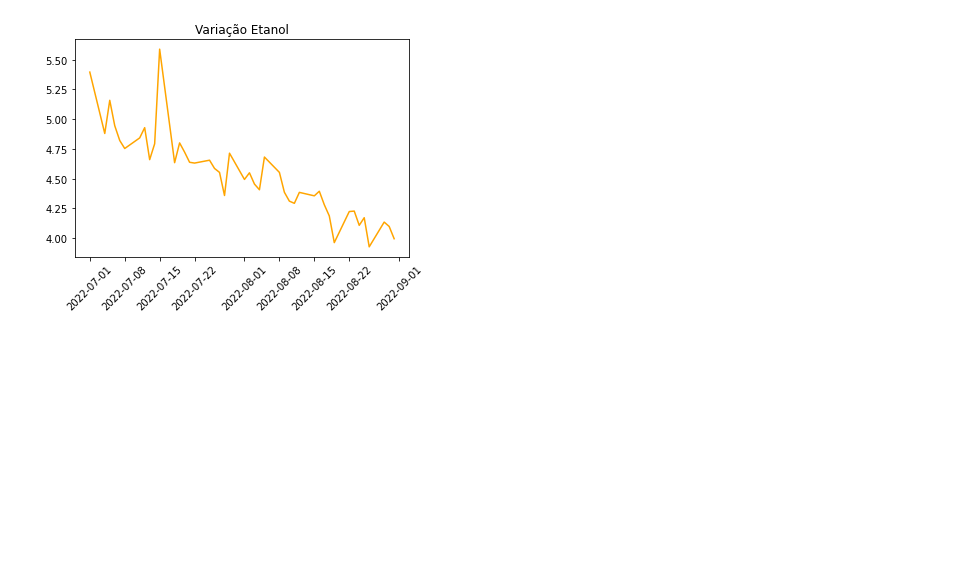
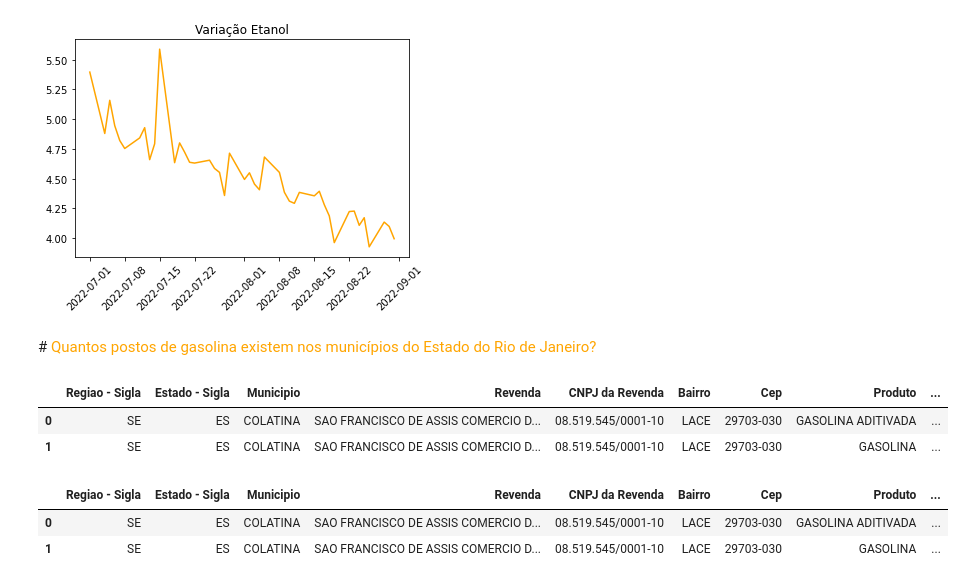
Before and after one commit to joaorosa2/analise_combustiveis_brasil, a Jupyter notebook: ProjetoM4.ipynb, the cells around one changed output. Drawn from its saved outputs; the diff is of its cells as text; code cells hidden in the pictures; blank space fills up the shorter version.

```diff
--- a/ProjetoM4.ipynb
+++ b/ProjetoM4.ipynb
@@ -681,3 +683,17 @@ plt.show();
 [figure]
 [figure]
 [figure]
+# %% [markdown]
+#<font color = orange> Quantos postos de gasolina existem nos municípios do Estado do Rio de Janeiro?
+# %%
+tabelaJulho.head(2)
+# %% [output]
+|  | Regiao - Sigla | Estado - Sigla | Municipio | Revenda | CNPJ da Revenda | Bairro | Cep | Produto | ... |
+| 0 | SE | ES | COLATINA | SAO FRANCISCO DE ASSIS COMERCIO D... | 08.519.545/0001-10 | LACE | 29703-030 | GASOLINA ADITIVADA | ... |
+| 1 | SE | ES | COLATINA | SAO FRANCISCO DE ASSIS COMERCIO D... | 08.519.545/0001-10 | LACE | 29703-030 | GASOLINA | ... |
+# %%
+concateTabelas.head(2)
+# %% [output]
+|  | Regiao - Sigla | Estado - Sigla | Municipio | Revenda | CNPJ da Revenda | Bairro | Cep | Produto | ... |
+| 0 | SE | ES | COLATINA | SAO FRANCISCO DE ASSIS COMERCIO D... | 08.519.545/0001-10 | LACE | 29703-030 | GASOLINA ADITIVADA | ... |
+| 1 | SE | ES | COLATINA | SAO FRANCISCO DE ASSIS COMERCIO D... | 08.519.545/0001-10 | LACE | 29703-030 | GASOLINA | ... |
```
Also changed, not shown: parts of 4 cells of this notebook.
